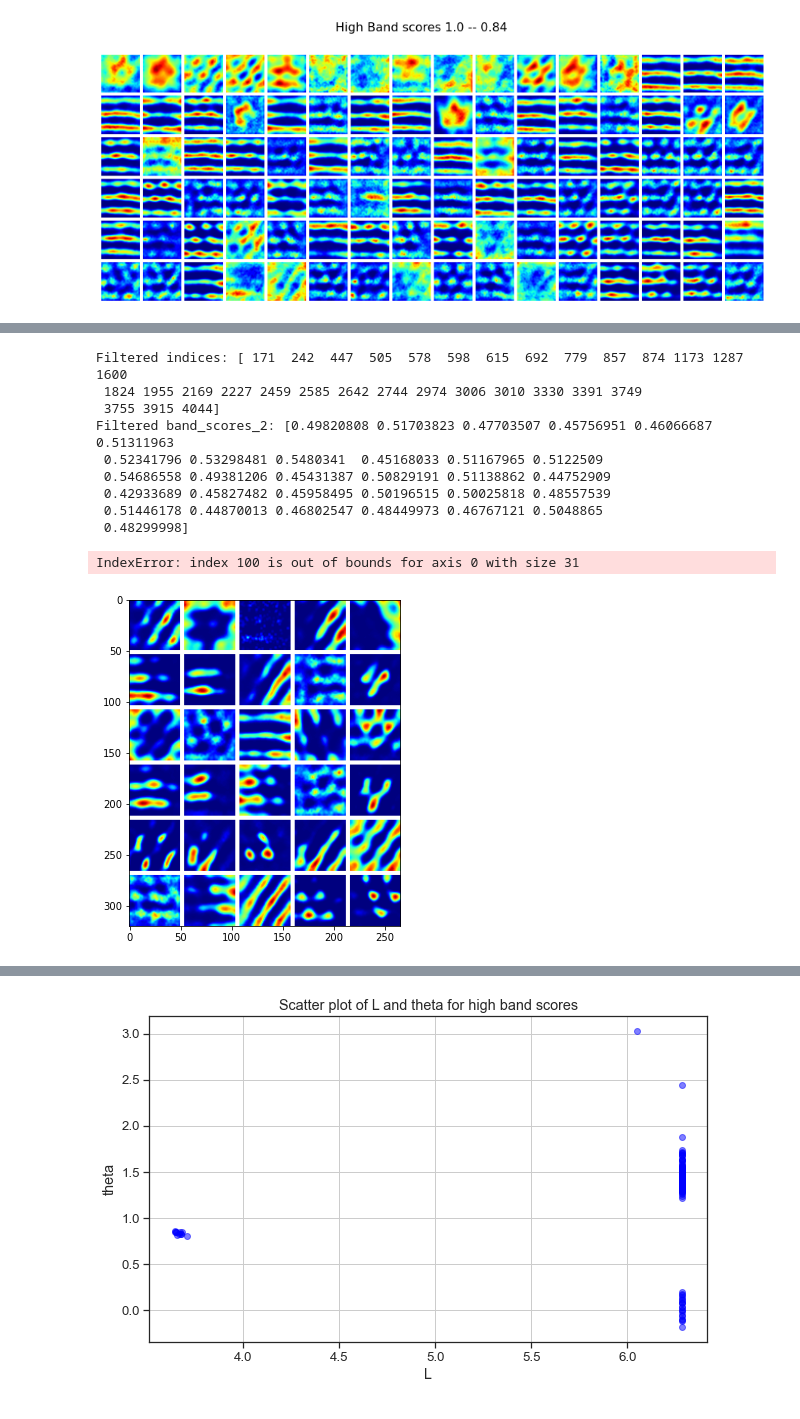
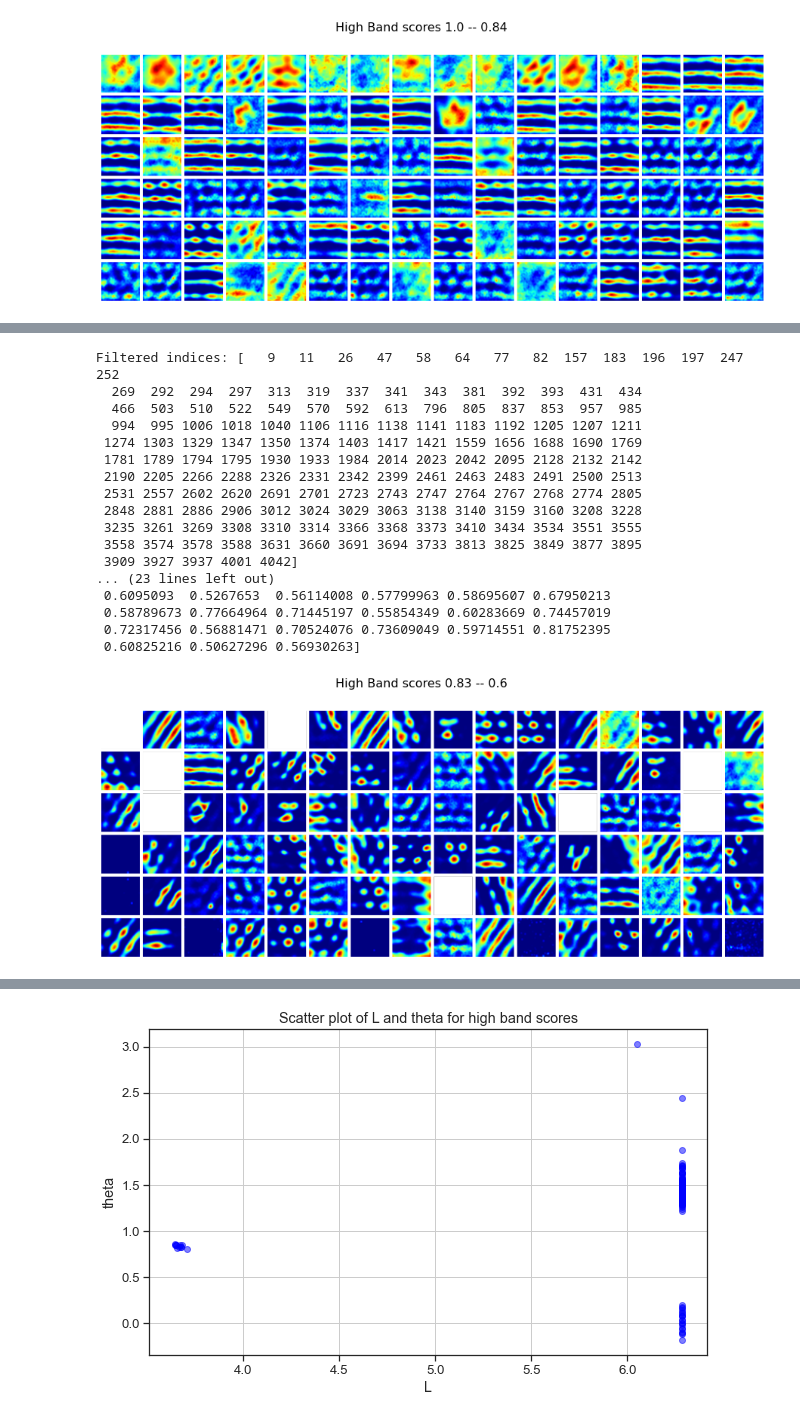
Before and after one commit to Coco233333/grid-pattern-formation, a Jupyter notebook: inspect_model.ipynb, the cells around one changed output, grey strips where cells are left out. Saved outputs shown, nothing was run; the diff lists cells and outputs as text; code cells hidden in the pictures.

```diff
--- a/inspect_model.ipynb
+++ b/inspect_model.ipynb
@@ -470,38 +483,46 @@ plt.axis('off');
 # %%
 # 条件筛选
-condition = (f_x.max() > 0.1) & (f_x_fft.max() > 0.1) &(A_opts > 0.1) & (x0_opts >= -1.5) & (x0_opts <= 1.5) & (y0_opts > 0.5) & (y0_opts < 1.5)
+condition = (np.logical_and(x0_opts >= -0.5, x0_opts <= -0.06)) | (np.logical_and(x0_opts > 0.06, x0_opts <= 0.5))
+# condition = (x0_opts >= -0.5) | (x0_opts > 0.06)
 
 # 获取满足条件的索引
 filtered_idxs = np.where(condition)[0]
 
 # 获取对应的 band_scores_2 的值
 filtered_band_scores_2 = band_scores_2[filtered_idxs]
 
 # 打印结果
 print("Filtered indices:", filtered_idxs)
 print("Filtered band_scores_2:", filtered_band_scores_2)
 
 # 挑选 band scores 较高的细胞
 idxs = np.flip(np.argsort(np.nan_to_num(filtered_band_scores_2)))
 
 # Plot high band scores
 n_plot = 100
 plt.figure(figsize=(16,4*n_plot//8**2))
 rm_fig = plot_ratemaps(activations[idxs], n_plot, smooth=True)
 plt.imshow(rm_fig)
-plt.suptitle('High Band scores '+str(np.round(band_scores_2[idxs[0]], 2))
-             +' -- '+ str(np.round(band_scores_2[idxs[n_plot]], 2)),
+plt.suptitle('High Band scores '+str(np.round(filtered_band_scores_2[idxs[0]], 2))
+             +' -- '+ str(np.round(filtered_band_scores_2[idxs[n_plot]], 2)),
             fontsize=16)
 plt.axis('off');
 # %% [output]
-Filtered indices: [ 171  242  447  505  578  598  615  692  779  857  874 1173 1287 1600
- 1824 1955 2169 2227 2459 2585 2642 2744 2974 3006 3010 3330 3391 3749
- 3755 3915 4044]
-Filtered band_scores_2: [0.49820808 0.51703823 0.47703507 0.45756951 0.46066687 0.51311963
- 0.52341796 0.53298481 0.5480341  0.45168033 0.51167965 0.5122509
- 0.54686558 0.49381206 0.45431387 0.50829191 0.51138862 0.44752909
- 0.42933689 0.45827482 0.45958495 0.50196515 0.50025818 0.48557539
- 0.51446178 0.44870013 0.46802547 0.48449973 0.46767121 0.5048865
- 0.48299998]
+Filtered indices: [   9   11   26   47   58   64   77   82  157  183  196  197  247  252
+  269  292  294  297  313  319  337  341  343  381  392  393  431  434
+  466  503  510  522  549  570  592  613  796  805  837  853  957  985
+  994  995 1006 1018 1040 1106 1116 1138 1141 1183 1192 1205 1207 1211
+ 1274 1303 1329 1347 1350 1374 1403 1417 1421 1559 1656 1688 1690 1769
+ 1781 1789 1794 1795 1930 1933 1984 2014 2023 2042 2095 2128 2132 2142
+ 2190 2205 2266 2288 2326 2331 2342 2399 2461 2463 2483 2491 2500 2513
+ 2531 2557 2602 2620 2691 2701 2723 2743 2747 2764 2767 2768 2774 2805
+ 2848 2881 2886 2906 3012 3024 3029 3063 3138 3140 3159 3160 3208 3228
+ 3235 3261 3269 3308 3310 3314 3366 3368 3373 3410 3434 3534 3551 3555
+ 3558 3574 3578 3588 3631 3660 3691 3694 3733 3813 3825 3849 3877 3895
+ 3909 3927 3937 4001 4042]
+... (23 lines left out)
+ 0.6095093  0.5267653  0.56114008 0.57799963 0.58695607 0.67950213
+ 0.58789673 0.77664964 0.71445197 0.55854349 0.60283669 0.74457019
+ 0.72317456 0.56881471 0.70524076 0.73609049 0.59714551 0.81752395
+ 0.60825216 0.50627296 0.56930263]
-IndexError: index 100 is out of bounds for axis 0 with size 31
-[figure, old version]
+[figure, new version]
```
Also changed, not shown: parts of 9 cells of this notebook, 1 other file.
